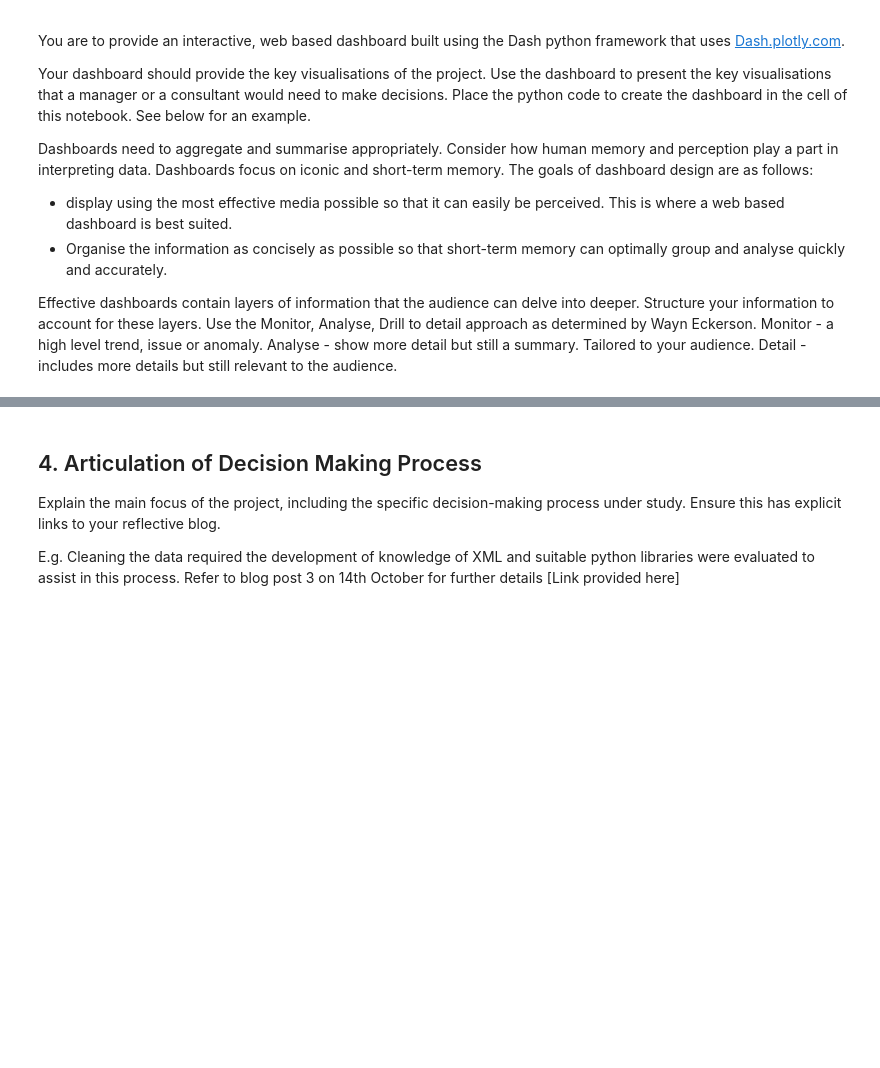
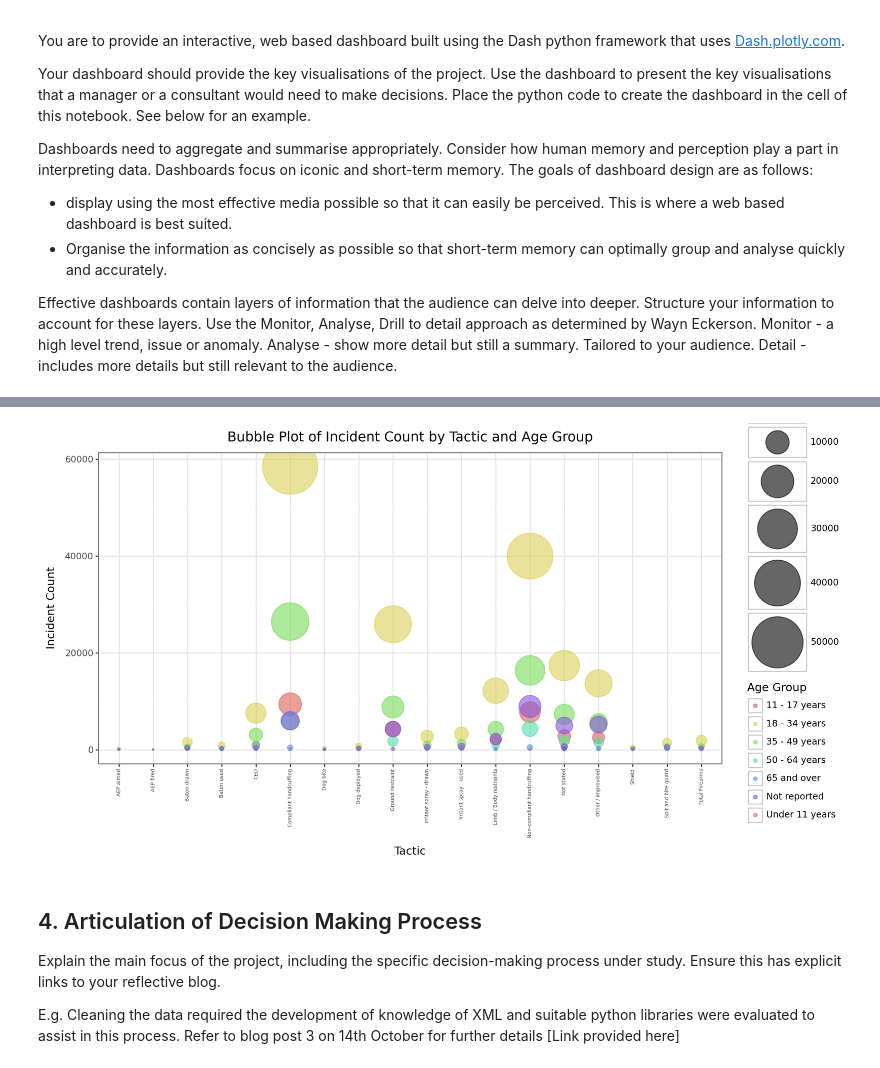
Before and after one commit to HarveyDudley/VisualisationCW2740076443, a Jupyter notebook: CW2 IPYNB EXAMPLE.ipynb, the cells around one changed output, grey strips where cells are left out. Drawn from its saved outputs; the diff is of its cells as text; code cells hidden in the pictures; blank space fills up the shorter version.

```diff
--- a/CW2 IPYNB EXAMPLE.ipynb
+++ b/CW2 IPYNB EXAMPLE.ipynb
@@ -74,3 +478,7 @@ Provide context and background information on the project's subject and objectiv
+# %%
+Age_Long_DF_Bubble
+# %% [output]
+[figure, added]
 # %% [markdown]
 ## 4. Articulation of Decision Making Process
 Explain the main focus of the project, including the specific decision-making process under study.  Ensure this has explicit links to your reflective blog.
```
Also changed, not shown: parts of 4 cells of this notebook, 1 other file.
